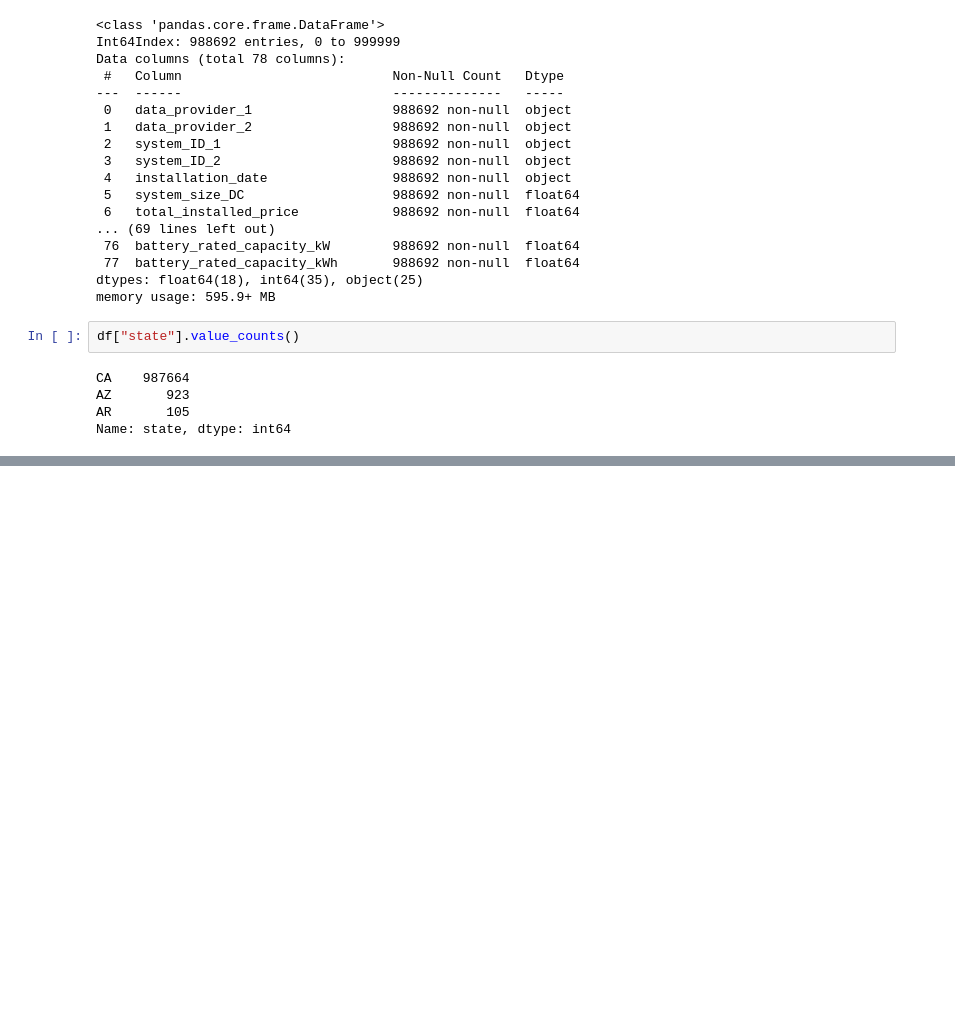
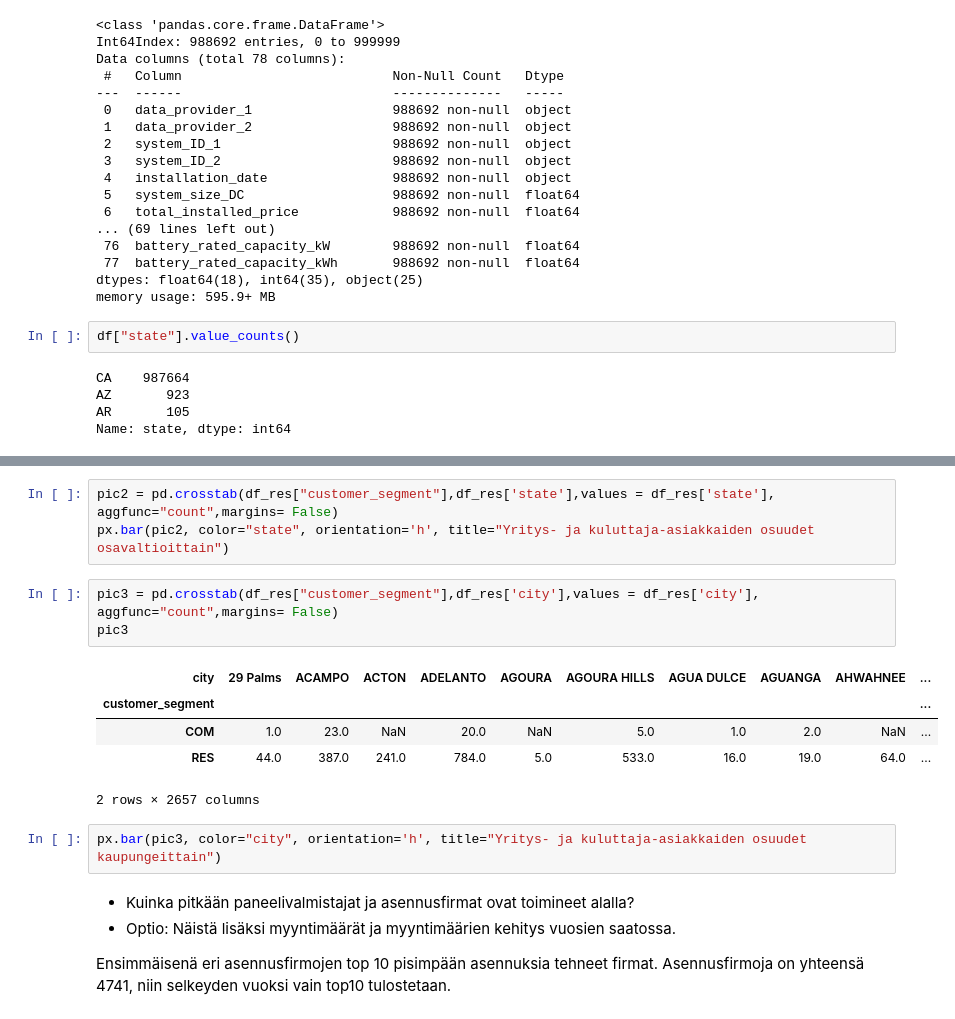
Before and after one commit to klehik/AI-DA-Projekti, a Jupyter notebook: testit/testi_atte.ipynb, the cells around one changed output, grey strips where cells are left out. Cells and saved outputs as stored; diff of their text form; blank space fills up the shorter version.

```diff
--- a/testit/testi_atte.ipynb
+++ b/testit/testi_atte.ipynb
@@ -166,0 +155,19 @@ df
+# %%
+pic2 = pd.crosstab(df_res["customer_segment"],df_res['state'],values = df_res['state'], aggfunc="count",margins= False)
+px.bar(pic2, color="state", orientation='h', title="Yritys- ja kuluttaja-asiakkaiden osuudet osavaltioittain")
+# %%
+pic3 = pd.crosstab(df_res["customer_segment"],df_res['city'],values = df_res['city'], aggfunc="count",margins= False)
+pic3
+# %% [output]
+| city | 29 Palms | ACAMPO | ACTON | ADELANTO | AGOURA | AGOURA HILLS | AGUA DULCE | AGUANGA | AHWAHNEE | ... |
+| customer_segment |  |  |  |  |  |  |  |  |  | ... |
+| COM | 1.0 | 23.0 | NaN | 20.0 | NaN | 5.0 | 1.0 | 2.0 | NaN | ... |
+| RES | 44.0 | 387.0 | 241.0 | 784.0 | 5.0 | 533.0 | 16.0 | 19.0 | 64.0 | ... |
+2 rows × 2657 columns
+# %%
+px.bar(pic3, color="city", orientation='h', title="Yritys- ja kuluttaja-asiakkaiden osuudet kaupungeittain")
+# %% [markdown]
+- Kuinka pitkään paneelivalmistajat ja asennusfirmat ovat toimineet alalla?
+- Optio: Näistä lisäksi myyntimäärät ja myyntimäärien kehitys vuosien saatossa.
+
+Ensimmäisenä eri asennusfirmojen top 10 pisimpään asennuksia tehneet firmat. Asennusfirmoja on yhteensä 4741, niin selkeyden vuoksi vain top10 tulostetaan.
```
Also changed, not shown: parts of 24 cells of this notebook, 1 other file.
